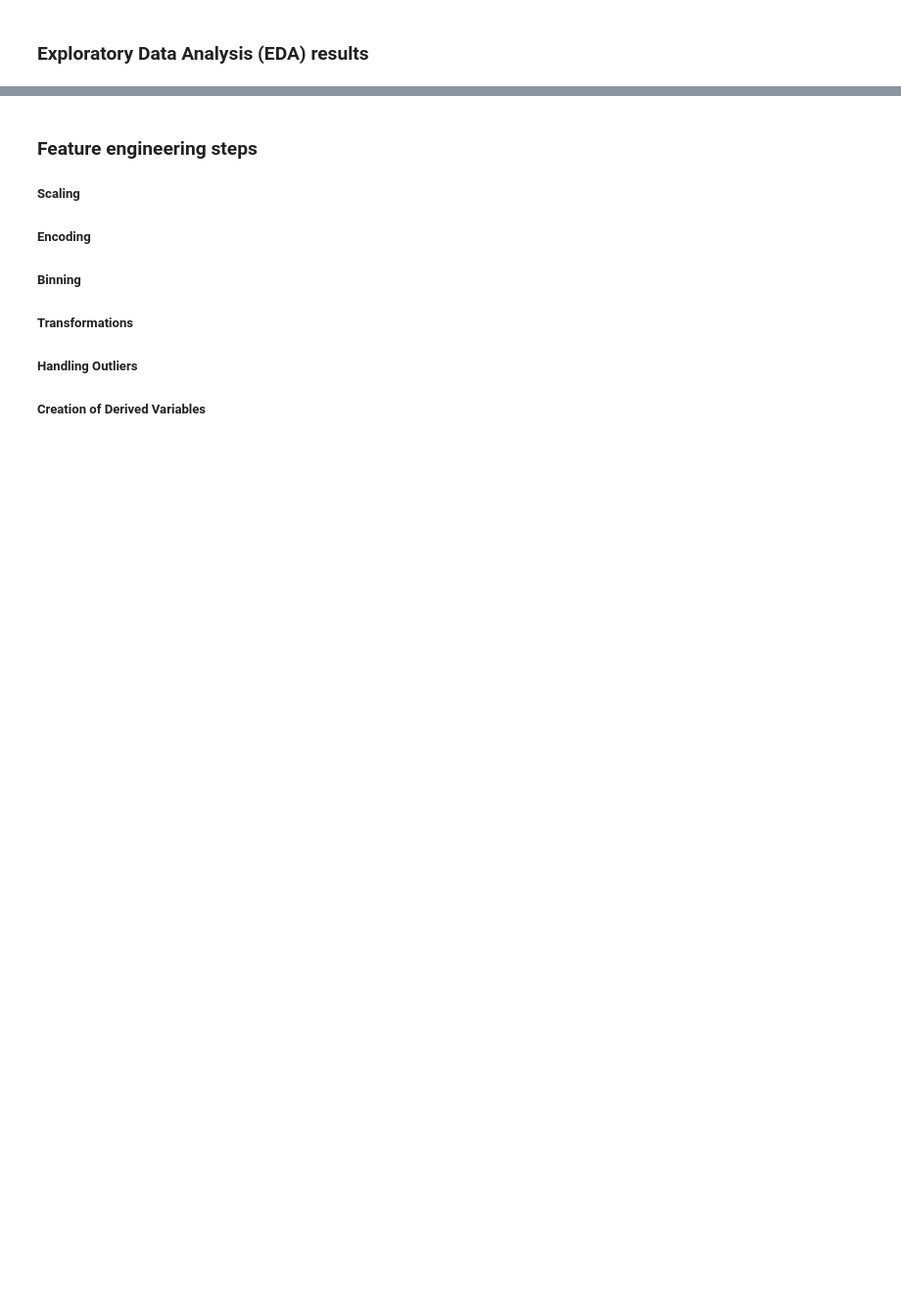
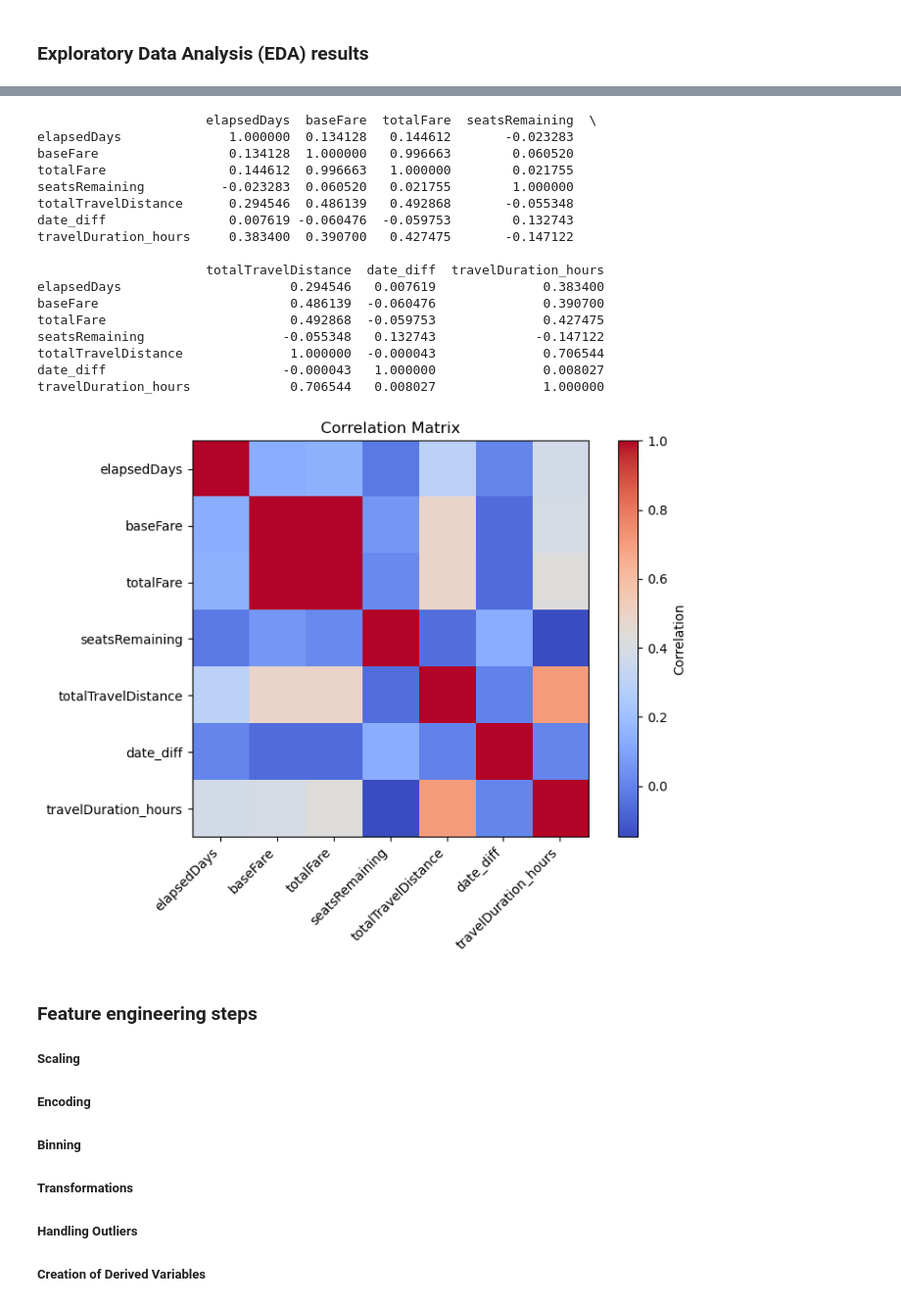
Before and after one commit to andreavreug/Airline-Fare-Prediction, a Jupyter notebook: Pricing_Analysis.ipynb, the cells around one changed output, grey strips where cells are left out. Shown at 98% size. Drawn from its saved outputs; the diff is of its cells as text; code cells hidden in the pictures; blank space fills up the shorter version.

```diff
--- a/Pricing_Analysis.ipynb
+++ b/Pricing_Analysis.ipynb
@@ -190,0 +284,45 @@ memory usage: 354.7+ MB
+# %%
+import matplotlib.pyplot as plt
+import pandas as pd
+
+
+# Select only numeric columns
+num_df = data.select_dtypes(include=['number'])
+# remove segment columns for clarity
+num_df = num_df[[col for col in num_df.columns if 'segment' not in col.lower()]]
+
+
+# Compute correlation matrix
+corr = num_df.corr()
+
+# Display top correlations
+print(corr)
+
+# Visualize (Matplotlib heatmap only)
+plt.figure(figsize=(8,6))
+plt.imshow(corr, cmap='coolwarm', interpolation='nearest')
+plt.colorbar(label='Correlation')
+plt.xticks(range(len(corr.columns)), corr.columns, rotation=45, ha='right')
+plt.yticks(range(len(corr.columns)), corr.columns)
+plt.title('Correlation Matrix')
+plt.tight_layout()
+plt.show()
+# %% [output]
+                      elapsedDays  baseFare  totalFare  seatsRemaining  \
+elapsedDays              1.000000  0.134128   0.144612       -0.023283
+baseFare                 0.134128  1.000000   0.996663        0.060520
+totalFare                0.144612  0.996663   1.000000        0.021755
+seatsRemaining          -0.023283  0.060520   0.021755        1.000000
+totalTravelDistance      0.294546  0.486139   0.492868       -0.055348
+date_diff                0.007619 -0.060476  -0.059753        0.132743
+travelDuration_hours     0.383400  0.390700   0.427475       -0.147122
+
+                      totalTravelDistance  date_diff  travelDuration_hours
+elapsedDays                      0.294546   0.007619              0.383400
+baseFare                         0.486139  -0.060476              0.390700
+totalFare                        0.492868  -0.059753              0.427475
+seatsRemaining                  -0.055348   0.132743             -0.147122
+totalTravelDistance              1.000000  -0.000043              0.706544
+date_diff                       -0.000043   1.000000              0.008027
+travelDuration_hours             0.706544   0.008027              1.000000
+[figure, added]
```
Also changed, not shown: parts of 11 cells of this notebook.
